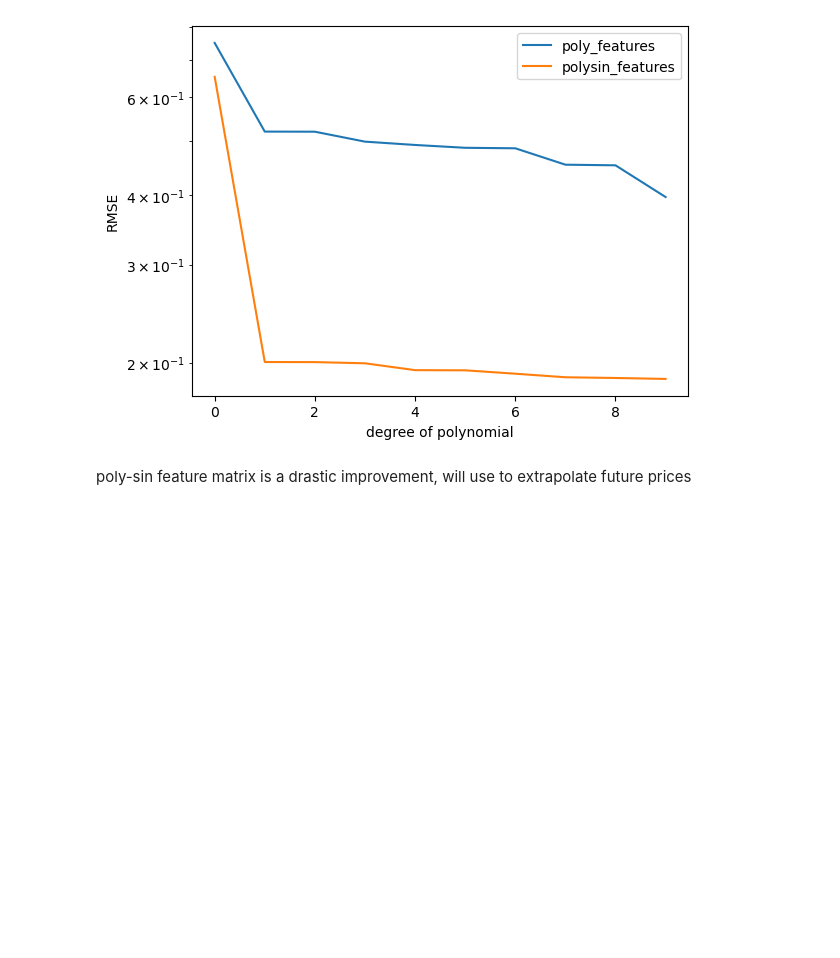
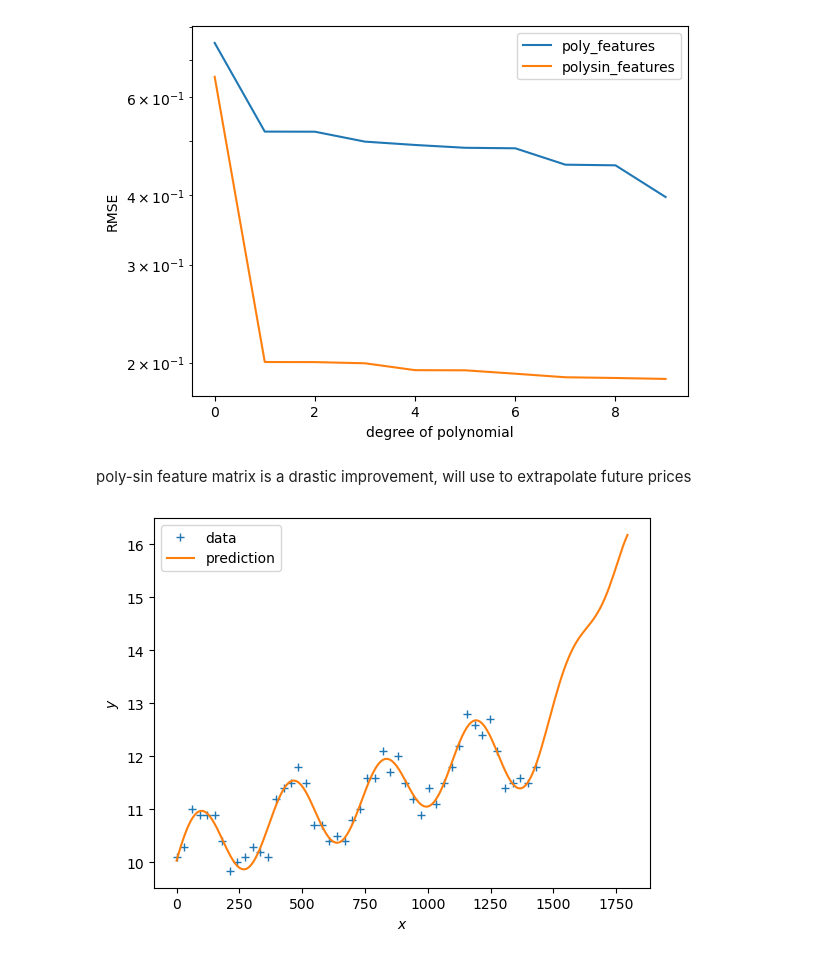
Before and after one commit to mindphil/mml, a Jupyter notebook: natgas/notebook.ipynb, the cells around one changed output. Drawn from its saved outputs; the diff is of its cells as text; code cells hidden in the pictures; blank space fills up the shorter version.

Commit message:
prediction

```diff
--- a/natgas/notebook.ipynb
+++ b/natgas/notebook.ipynb
@@ -158,3 +158,22 @@ plt.legend(["poly_features", "polysin_features"])
 [figure]
 # %% [markdown]
 poly-sin feature matrix is a drastic improvement, will use to extrapolate future prices
+# %%
+#max_example = np.max(X)
+#print(max_example)
+Xtest = np.linspace(0, 1430+365, 200).reshape(-1, 1)
+K = 8
+Phi = polysin_features(X, K)
+theta = nonlinear_features_maximum_likelihood(Phi,y)
+
+Phi_test = polysin_features(Xtest, K)
+y_pred = Phi_test@theta
+
+plt.figure()
+plt.plot(X, y, '+')
+plt.plot(Xtest, y_pred)
+plt.legend(["data", "prediction"])
+plt.xlabel("$x$")
+plt.ylabel("$y$");
+# %% [output]
+[figure, added]
```
